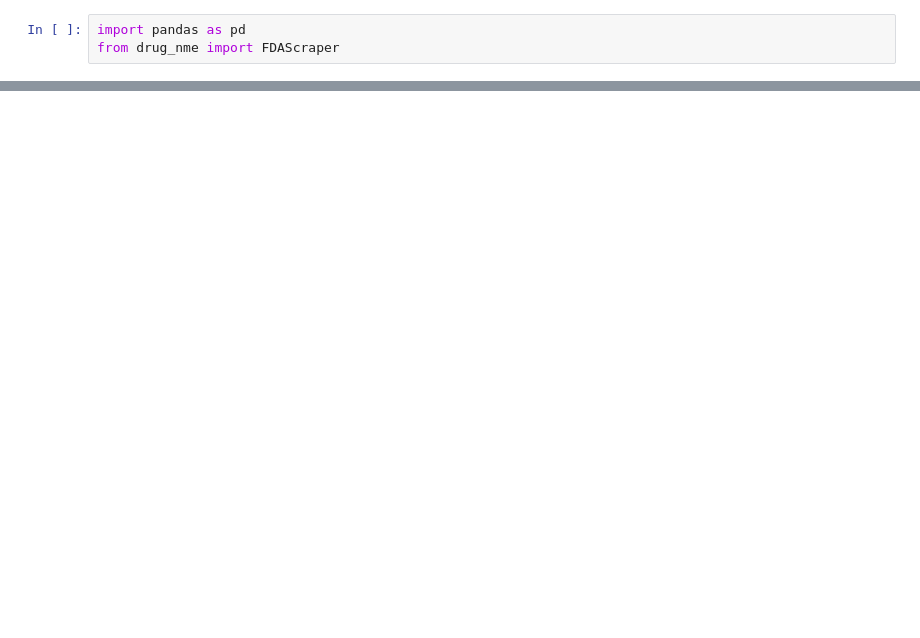
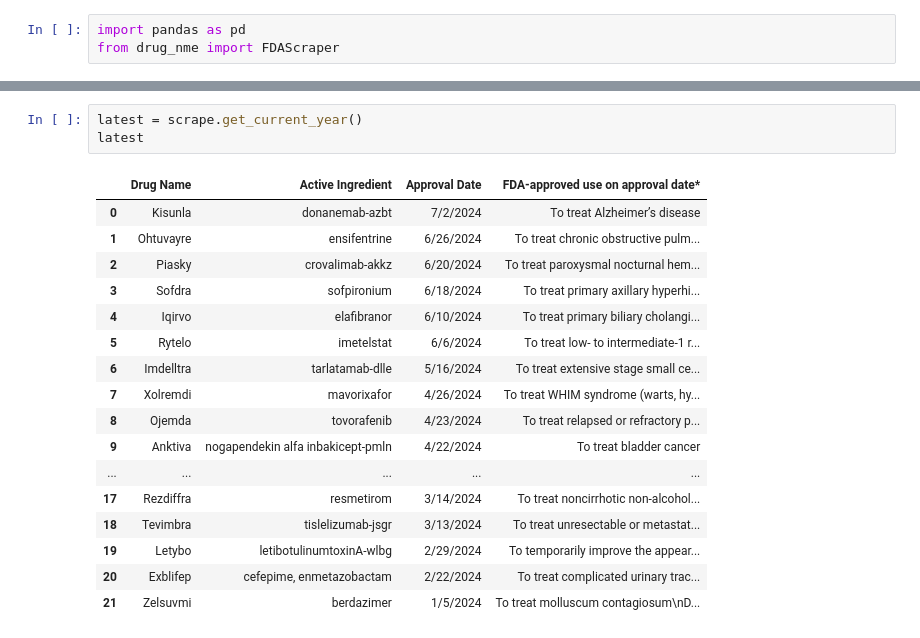
Before and after one commit to tlint101/drug_nme, a Jupyter notebook: Tutorial/FDAScraper.ipynb, the cells around one changed output, grey strips where cells are left out. Saved outputs shown, nothing was run; the diff lists cells and outputs as text; blank space fills up the shorter version.

```diff
--- a/Tutorial/FDAScraper.ipynb
+++ b/Tutorial/FDAScraper.ipynb
@@ -46,0 +130,21 @@ tables
+# %%
+latest = scrape.get_current_year()
+latest
+# %% [output]
+|  | Drug Name | Active Ingredient | Approval Date | FDA-approved use on approval date* |
+| 0 | Kisunla | donanemab-azbt | 7/2/2024 | To treat Alzheimer’s disease |
+| 1 | Ohtuvayre | ensifentrine | 6/26/2024 | To treat chronic obstructive pulm... |
+| 2 | Piasky | crovalimab-akkz | 6/20/2024 | To treat paroxysmal nocturnal hem... |
+| 3 | Sofdra | sofpironium | 6/18/2024 | To treat primary axillary hyperhi... |
+| 4 | Iqirvo | elafibranor | 6/10/2024 | To treat primary biliary cholangi... |
+| 5 | Rytelo | imetelstat | 6/6/2024 | To treat low- to intermediate-1 r... |
+| 6 | Imdelltra | tarlatamab-dlle | 5/16/2024 | To treat extensive stage small ce... |
+| 7 | Xolremdi | mavorixafor | 4/26/2024 | To treat WHIM syndrome (warts, hy... |
+| 8 | Ojemda | tovorafenib | 4/23/2024 | To treat relapsed or refractory p... |
+| 9 | Anktiva | nogapendekin alfa inbakicept-pmln | 4/22/2024 | To treat bladder cancer |
+| ... | ... | ... | ... | ... |
+| 17 | Rezdiffra | resmetirom | 3/14/2024 | To treat noncirrhotic non-alcohol... |
+| 18 | Tevimbra | tislelizumab-jsgr | 3/13/2024 | To treat unresectable or metastat... |
+| 19 | Letybo | letibotulinumtoxinA-wlbg | 2/29/2024 | To temporarily improve the appear... |
+| 20 | Exblifep | cefepime, enmetazobactam | 2/22/2024 | To treat complicated urinary trac... |
+| 21 | Zelsuvmi | berdazimer | 1/5/2024 | To treat molluscum contagiosum\nD... |
```
Also changed, not shown: parts of 16 cells of this notebook.
